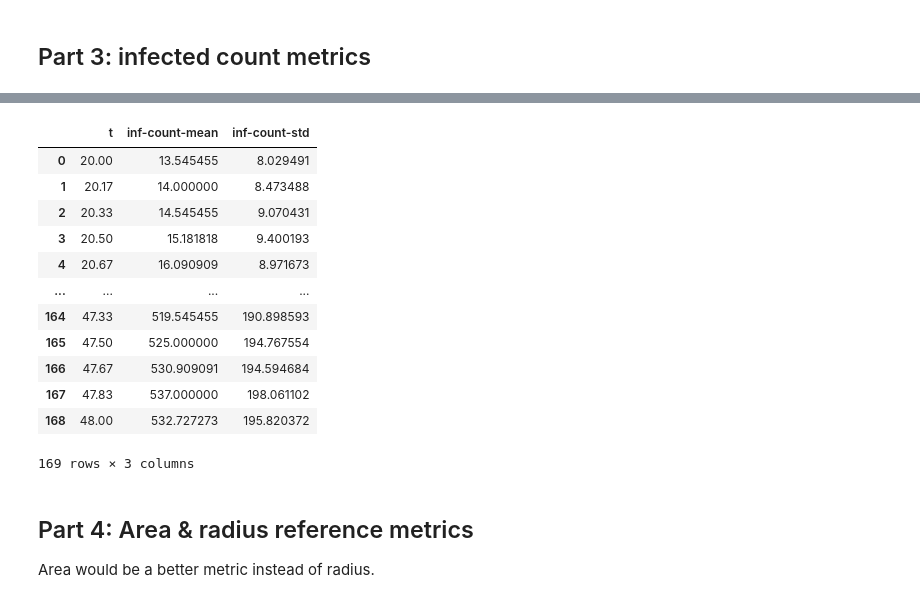
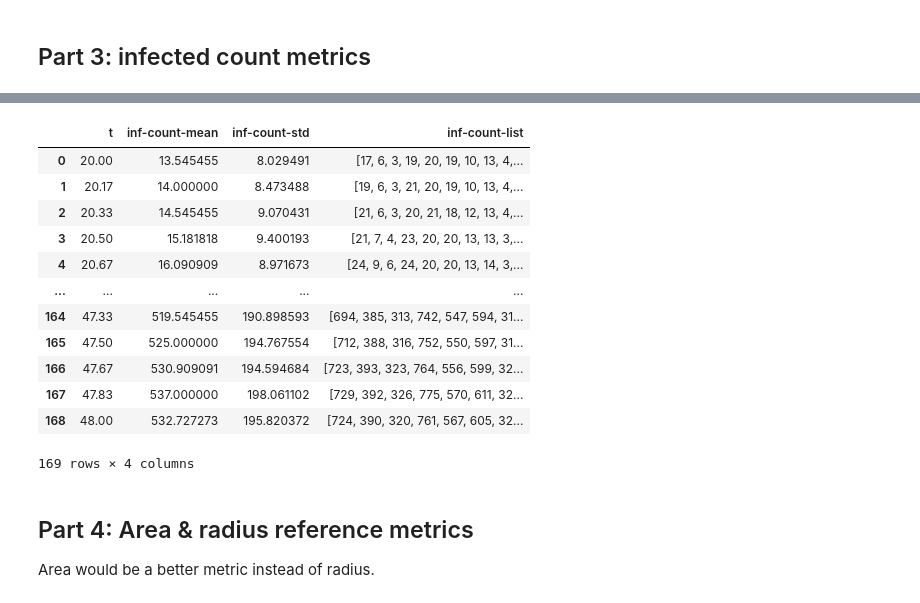
Before and after one commit to ashkan-mokarian/VACVPlaques-dataset-tools, a Jupyter notebook: notebooks/6_create_reference_metrics_csv_for_infectio.ipynb, the cells around one changed output, grey strips where cells are left out. Drawn from its saved outputs; the diff is of its cells as text; code cells hidden in the pictures.

```diff
--- a/notebooks/6_create_reference_metrics_csv_for_infectio.ipynb
+++ b/notebooks/6_create_reference_metrics_csv_for_infectio.ipynb
@@ -129,22 +151,31 @@ Length: 169, dtype: float64
-# %%
-# Adding count values to refdf
-refdf['inf-count-mean'] = average_counts
-refdf['inf-count-std'] = std_dev_counts
-refdf
-# %% [output]
-|  | t | inf-count-mean | inf-count-std |
-| 0 | 20.00 | 13.545455 | 8.029491 |
-| 1 | 20.17 | 14.000000 | 8.473488 |
-| 2 | 20.33 | 14.545455 | 9.070431 |
-| 3 | 20.50 | 15.181818 | 9.400193 |
-| 4 | 20.67 | 16.090909 | 8.971673 |
-| ... | ... | ... | ... |
-| 164 | 47.33 | 519.545455 | 190.898593 |
-| 165 | 47.50 | 525.000000 | 194.767554 |
-| 166 | 47.67 | 530.909091 | 194.594684 |
-| 167 | 47.83 | 537.000000 | 198.061102 |
-| 168 | 48.00 | 532.727273 | 195.820372 |
-169 rows × 3 columns
+# %%
+# Adding count values to refdf
+# Calculate average and standard deviation for each frame
+average_counts = all_counts_df.mean(axis=1)
+std_dev_counts = all_counts_df.std(axis=1)
+# also add list of all numbers for 2sample test. for backward compability, keep
+# the mean and std cols as well
+
+# print(average_counts, std_dev_counts)
+refdf['inf-count-mean'] = average_counts
+refdf['inf-count-std'] = std_dev_counts
+
+refdf['inf-count-list'] = all_counts_df.values.tolist()
+refdf
+# %% [output]
+|  | t | inf-count-mean | inf-count-std | inf-count-list |
+| 0 | 20.00 | 13.545455 | 8.029491 | [17, 6, 3, 19, 20, 19, 10, 13, 4,... |
+| 1 | 20.17 | 14.000000 | 8.473488 | [19, 6, 3, 21, 20, 19, 10, 13, 4,... |
+| 2 | 20.33 | 14.545455 | 9.070431 | [21, 6, 3, 20, 21, 18, 12, 13, 4,... |
+| 3 | 20.50 | 15.181818 | 9.400193 | [21, 7, 4, 23, 20, 20, 13, 13, 3,... |
+| 4 | 20.67 | 16.090909 | 8.971673 | [24, 9, 6, 24, 20, 20, 13, 14, 3,... |
+| ... | ... | ... | ... | ... |
+| 164 | 47.33 | 519.545455 | 190.898593 | [694, 385, 313, 742, 547, 594, 31... |
+| 165 | 47.50 | 525.000000 | 194.767554 | [712, 388, 316, 752, 550, 597, 31... |
+| 166 | 47.67 | 530.909091 | 194.594684 | [723, 393, 323, 764, 556, 599, 32... |
+| 167 | 47.83 | 537.000000 | 198.061102 | [729, 392, 326, 775, 570, 611, 32... |
+| 168 | 48.00 | 532.727273 | 195.820372 | [724, 390, 320, 761, 567, 605, 32... |
+169 rows × 4 columns
 # %% [markdown]
 ## Part 4: Area & radius reference metrics
 Area would be a better metric instead of radius.
```
Also changed, not shown: parts of 10 cells of this notebook, 1 other file.
